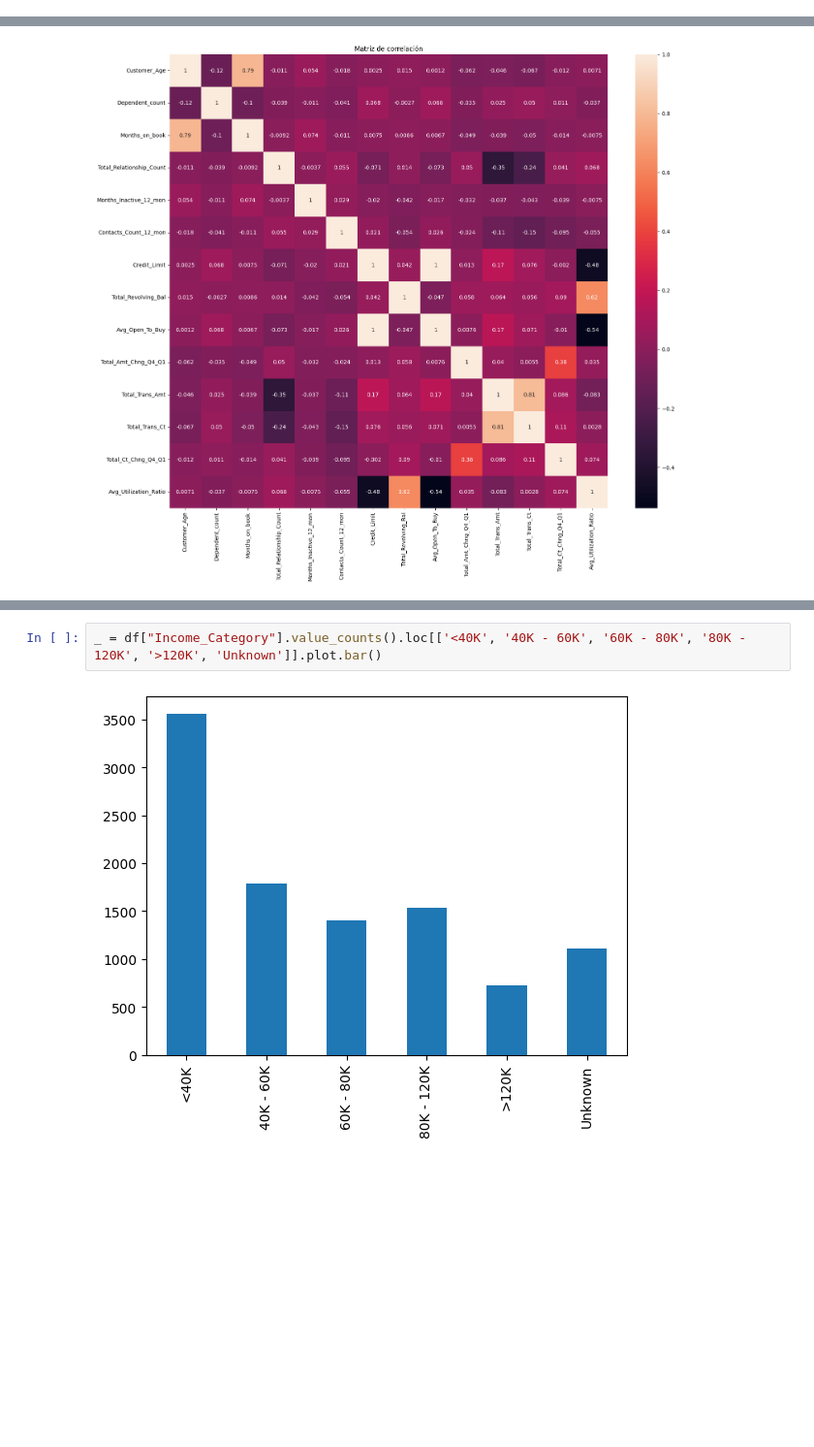
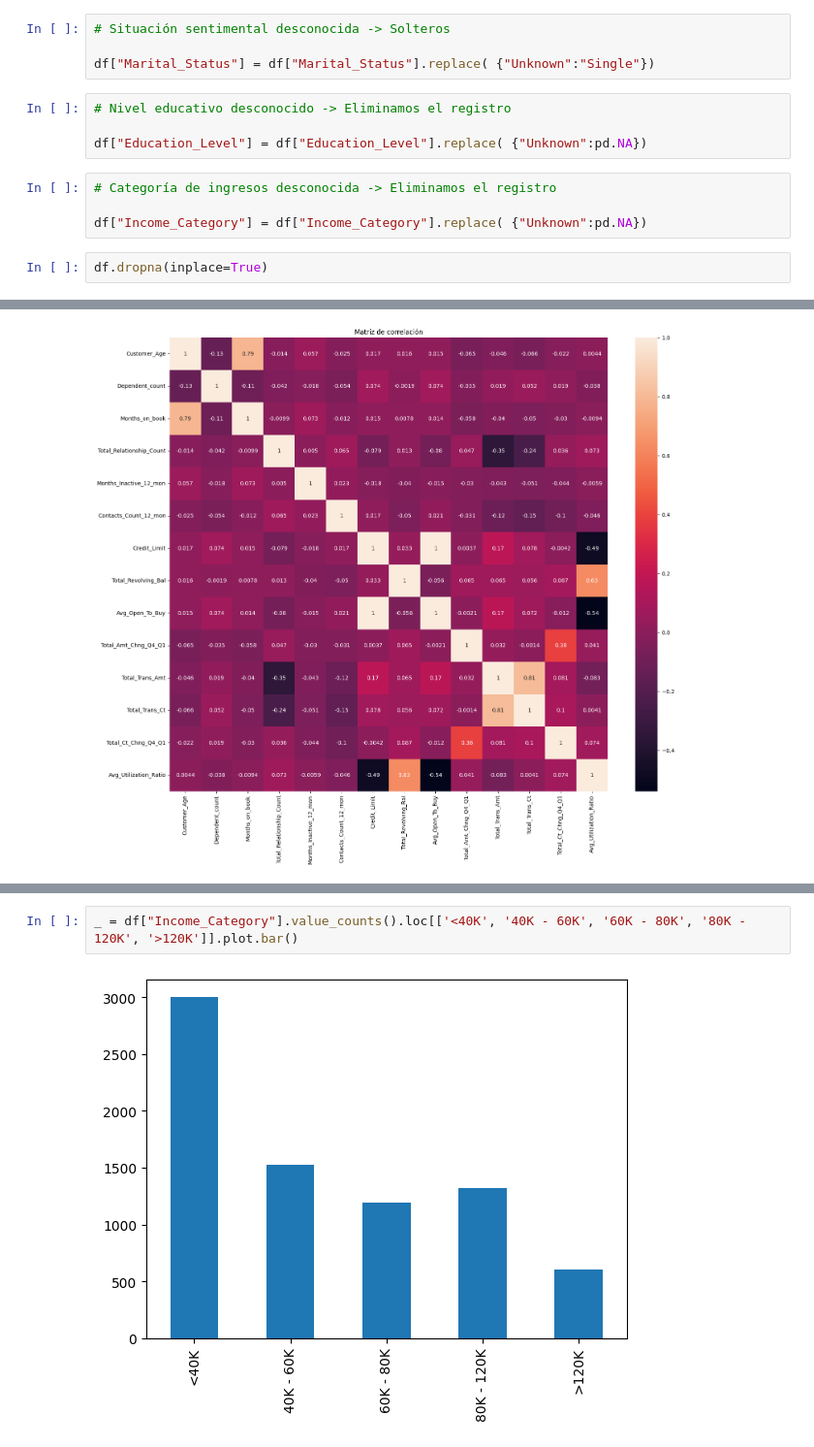
Before and after one commit to Lautarosco/TP-Redes-Neuronales, a Jupyter notebook: TP_Final_de_Procesamiento.ipynb, the cells around one changed output, grey strips where cells are left out. Shown at 97% size. Saved outputs shown, nothing was run; the diff lists cells and outputs as text; blank space fills up the shorter version.

```diff
--- a/TP_Final_de_Procesamiento.ipynb
+++ b/TP_Final_de_Procesamiento.ipynb
@@ -141,0 +161,14 @@ ATRITTION_FLAG
+# %%
+# Situación sentimental desconocida -> Solteros
+
+df["Marital_Status"] = df["Marital_Status"].replace( {"Unknown":"Single"})
+# %%
+# Nivel educativo desconocido -> Eliminamos el registro
+
+df["Education_Level"] = df["Education_Level"].replace( {"Unknown":pd.NA})
+# %%
+# Categoría de ingresos desconocida -> Eliminamos el registro
+
+df["Income_Category"] = df["Income_Category"].replace( {"Unknown":pd.NA})
+# %%
+df.dropna(inplace=True)
@@ -187,5 +213,5 @@ array(['60K - 80K', '<40K', '80K - 120K', '40K - 60K', '>120K', 'Unknown'],
       dtype=object)
 # %%
-_ = df["Income_Category"].value_counts().loc[['<40K', '40K - 60K', '60K - 80K', '80K - 120K', '>120K', 'Unknown']].plot.bar()
+_ = df["Income_Category"].value_counts().loc[['<40K', '40K - 60K', '60K - 80K', '80K - 120K', '>120K']].plot.bar()
 # %% [output]
-[figure, old version]
+[figure, new version]
```
Also changed, not shown: parts of 28 cells of this notebook, 1 other file.
